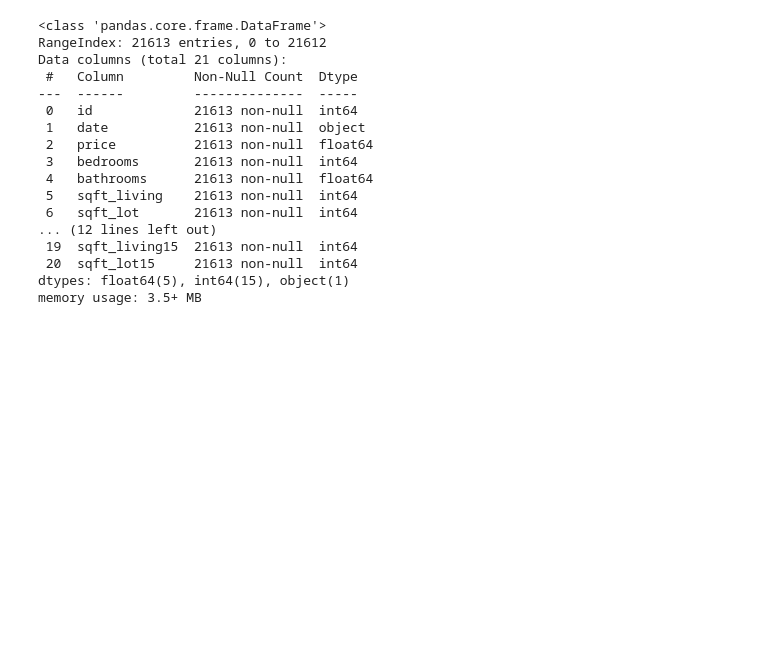
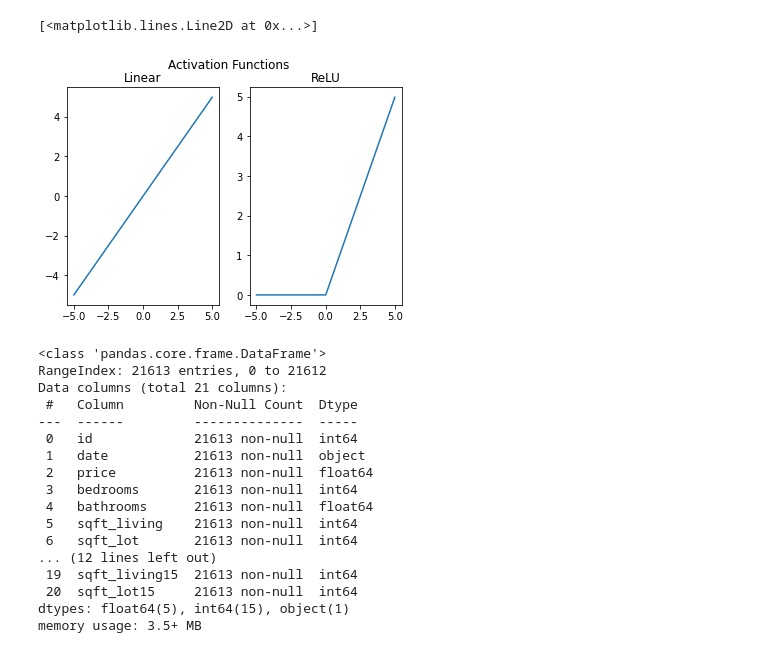
Before and after one commit to PacktPublishing/Deep-Learning-with-MXNet-Cookbook, a Jupyter notebook: ch03/3_1_Understanding_Maths_for_Regression_Models.ipynb, the cells around one changed output. Saved outputs shown, nothing was run; the diff lists cells and outputs as text; code cells hidden in the pictures; blank space fills up the shorter version.

```diff
--- a/ch03/3_1_Understanding_Maths_for_Regression_Models.ipynb
+++ b/ch03/3_1_Understanding_Maths_for_Regression_Models.ipynb
@@ -16,6 +10,26 @@ import pandas as pd
 # Perceptron Model
 def perceptron(weights, bias, features):
     return mx.nd.dot(features, weights) + bias
+# %%
+# Activation Functions
+def linear(x):
+    return x
+
+def relu(x):
+    return (x > 0) * x
+# %%
+# Input Data
+inputs = np.arange(-5, 5, 0.01)
+
+fig, axs = plt.subplots(1, 2)
+fig.suptitle("Activation Functions")
+axs[0].set_title("Linear")
+axs[0].plot(inputs, linear(inputs))
+axs[1].set_title("ReLU")
+axs[1].plot(inputs, relu(inputs))
+# %% [output]
+[<matplotlib.lines.Line2D at 0x...>]
+[figure, added]
 # %%
 # Loading data
 house_df = pd.read_csv("kc_house_data.csv")
```
Also changed, not shown: parts of 2 cells of this notebook, 9 other files.
